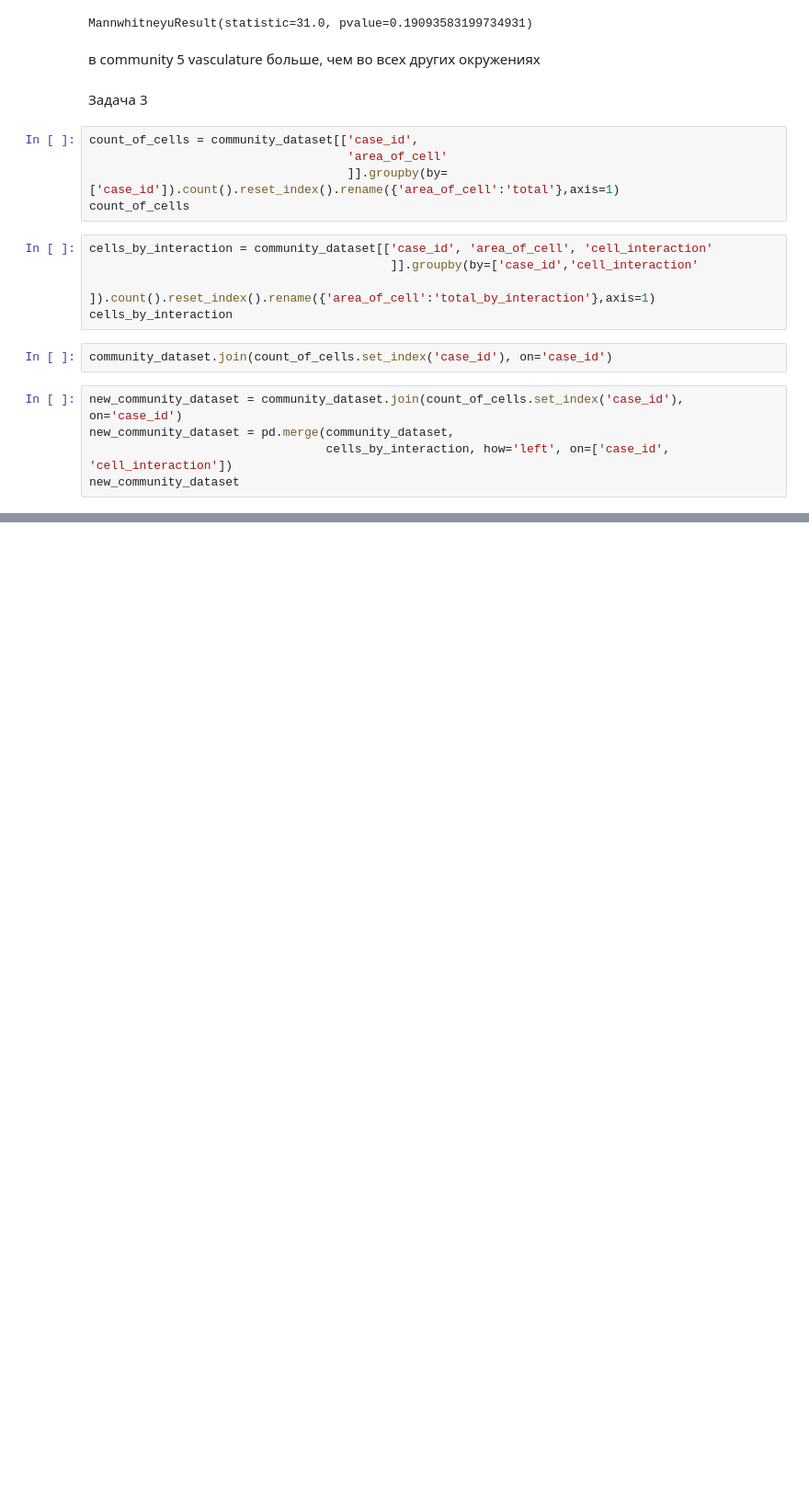
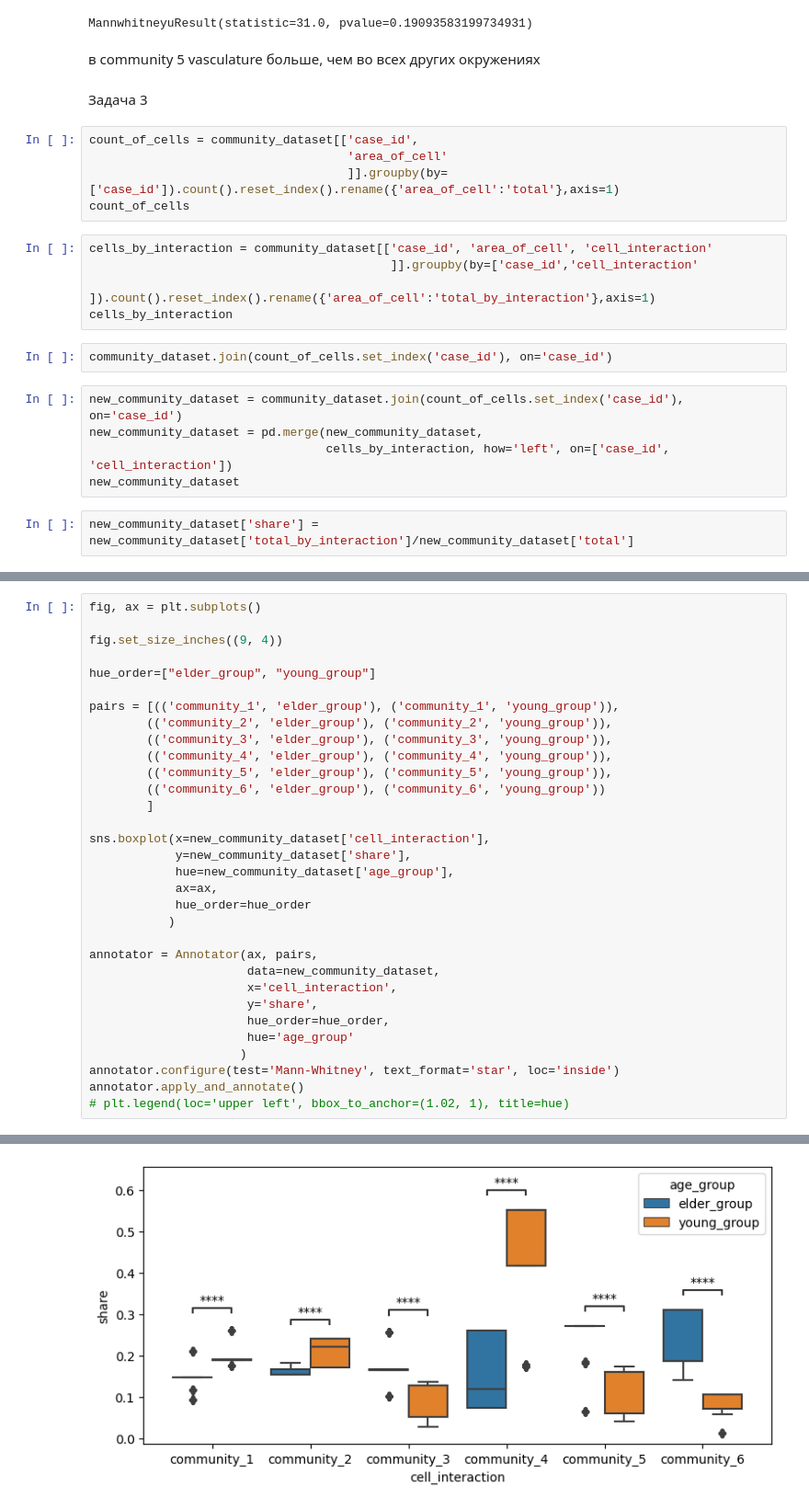
Before and after one commit to MarinaGrad/SF-data-science22, a Jupyter notebook: homework/Community_ dataset/HW4_MG.ipynb, the cells around one changed output, grey strips where cells are left out. Shown at 92% size. Cells and saved outputs as stored; diff of their text form; blank space fills up the shorter version.

```diff
--- a/homework/Community_ dataset/HW4_MG.ipynb
+++ b/homework/Community_ dataset/HW4_MG.ipynb
@@ -869,6 +909,8 @@ cells_by_interaction
 community_dataset.join(count_of_cells.set_index('case_id'), on='case_id')
 # %%
 new_community_dataset = community_dataset.join(count_of_cells.set_index('case_id'), on='case_id')
-new_community_dataset = pd.merge(community_dataset,
+new_community_dataset = pd.merge(new_community_dataset,
                                  cells_by_interaction, how='left', on=['case_id', 'cell_interaction'])
 new_community_dataset
+# %%
+new_community_dataset['share'] = new_community_dataset['total_by_interaction']/new_community_dataset['total']
@@ -874,0 +919,33 @@ new_community_dataset
+# %%
+fig, ax = plt.subplots()
+
+fig.set_size_inches((9, 4))
+
+hue_order=["elder_group", "young_group"]
+
+pairs = [(('community_1', 'elder_group'), ('community_1', 'young_group')),
+        (('community_2', 'elder_group'), ('community_2', 'young_group')),
+        (('community_3', 'elder_group'), ('community_3', 'young_group')),
+        (('community_4', 'elder_group'), ('community_4', 'young_group')),
+        (('community_5', 'elder_group'), ('community_5', 'young_group')),
+        (('community_6', 'elder_group'), ('community_6', 'young_group'))
+        ]
+
+sns.boxplot(x=new_community_dataset['cell_interaction'],
+            y=new_community_dataset['share'],
+            hue=new_community_dataset['age_group'],
+            ax=ax,
+            hue_order=hue_order
+           )
+
+annotator = Annotator(ax, pairs,
+                      data=new_community_dataset,
+                      x='cell_interaction',
+                      y='share',
+                      hue_order=hue_order,
+                      hue='age_group'
+                     )
+annotator.configure(test='Mann-Whitney', text_format='star', loc='inside')
+annotator.apply_and_annotate()
+# plt.legend(loc='upper left', bbox_to_anchor=(1.02, 1), title=hue)
+# %% [output]
@@ -874,0 +972 @@ new_community_dataset
+[figure, added]
```
Also changed, not shown: parts of 10 cells of this notebook.
